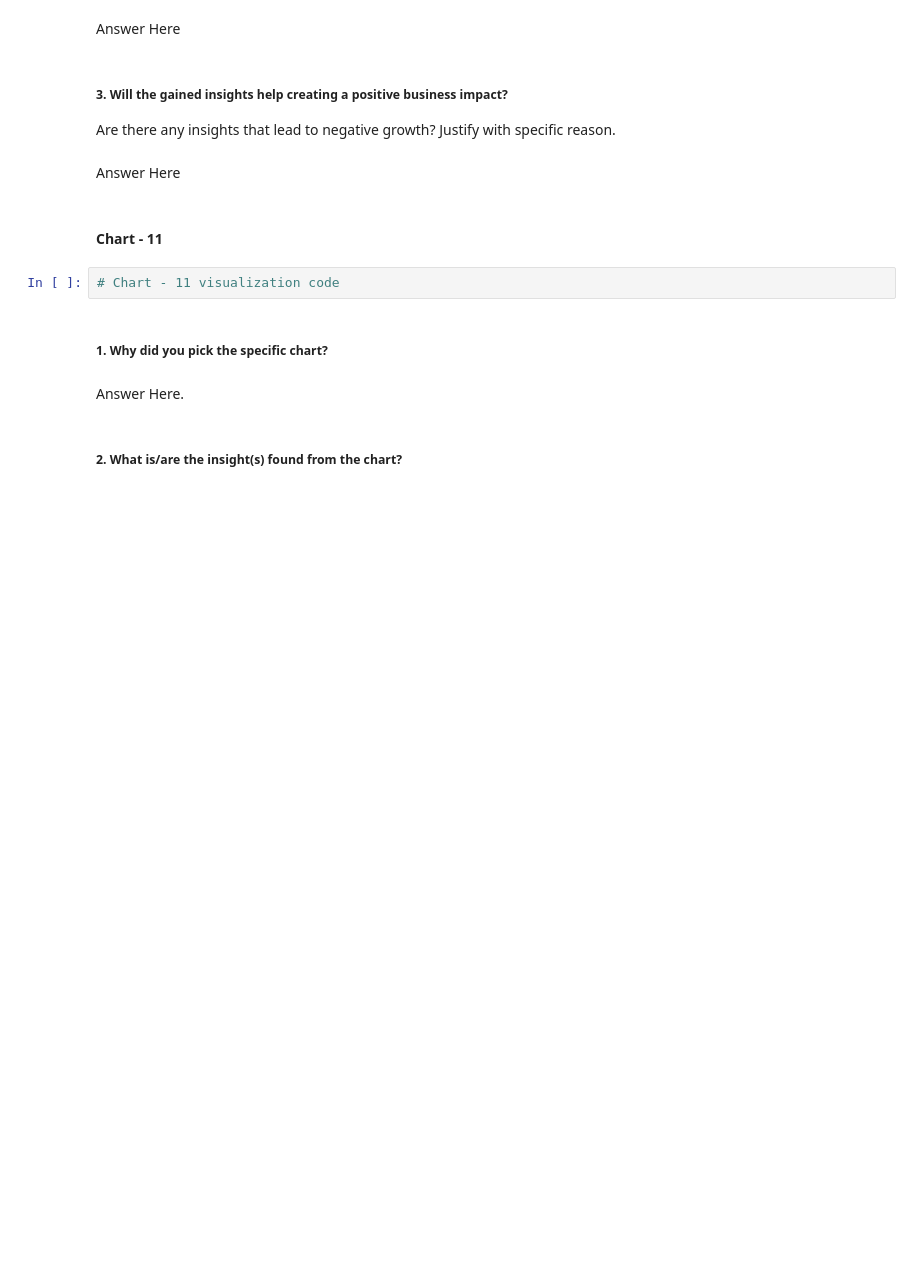
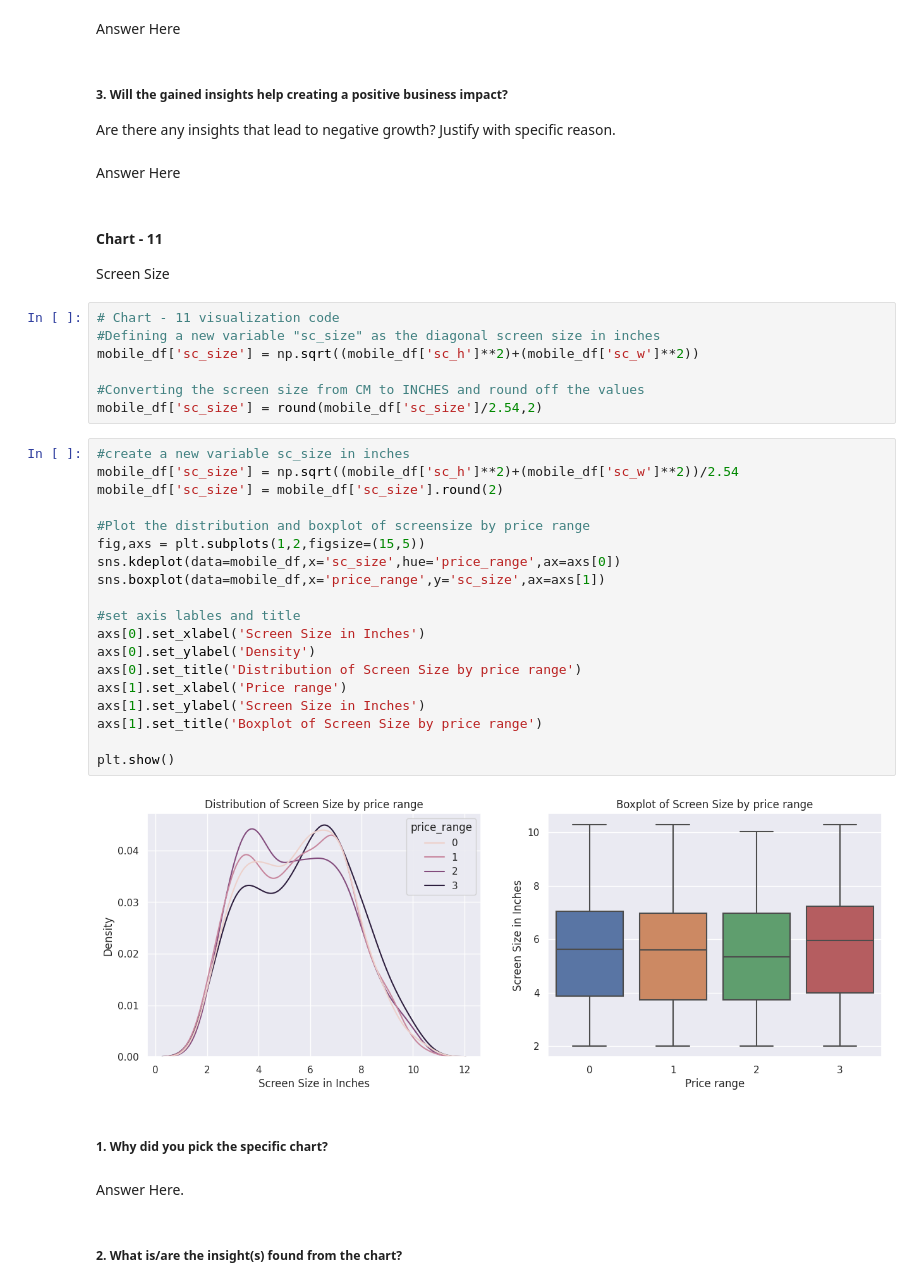
Before and after one commit to Rooban-Jeyasundar/ML_Classification_Project, a Jupyter notebook: ML_Classification_Project.ipynb, the cells around one changed output. Cells and saved outputs as stored; diff of their text form; blank space fills up the shorter version.

```diff
--- a/ML_Classification_Project.ipynb
+++ b/ML_Classification_Project.ipynb
@@ -711,8 +680,36 @@ Are there any insights that lead to negative growth? Justify with specific reaso
 Answer Here
 # %% [markdown]
 #### Chart - 11
+
+Screen Size
-# %%
-# Chart - 11 visualization code
+# %%
+# Chart - 11 visualization code
+#Defining a new variable "sc_size" as the diagonal screen size in inches
+mobile_df['sc_size'] = np.sqrt((mobile_df['sc_h']**2)+(mobile_df['sc_w']**2))
+
+#Converting the screen size from CM to INCHES and round off the values
+mobile_df['sc_size'] = round(mobile_df['sc_size']/2.54,2)
+# %%
+#create a new variable sc_size in inches
+mobile_df['sc_size'] = np.sqrt((mobile_df['sc_h']**2)+(mobile_df['sc_w']**2))/2.54
+mobile_df['sc_size'] = mobile_df['sc_size'].round(2)
+
+#Plot the distribution and boxplot of screensize by price range
+fig,axs = plt.subplots(1,2,figsize=(15,5))
+sns.kdeplot(data=mobile_df,x='sc_size',hue='price_range',ax=axs[0])
+sns.boxplot(data=mobile_df,x='price_range',y='sc_size',ax=axs[1])
+
+#set axis lables and title
+axs[0].set_xlabel('Screen Size in Inches')
+axs[0].set_ylabel('Density')
+axs[0].set_title('Distribution of Screen Size by price range')
+axs[1].set_xlabel('Price range')
+axs[1].set_ylabel('Screen Size in Inches')
+axs[1].set_title('Boxplot of Screen Size by price range')
+
+plt.show()
+# %% [output]
+[figure, added]
 # %% [markdown]
 ##### 1. Why did you pick the specific chart?
 # %% [markdown]
```
Also changed, not shown: parts of 87 cells of this notebook.
